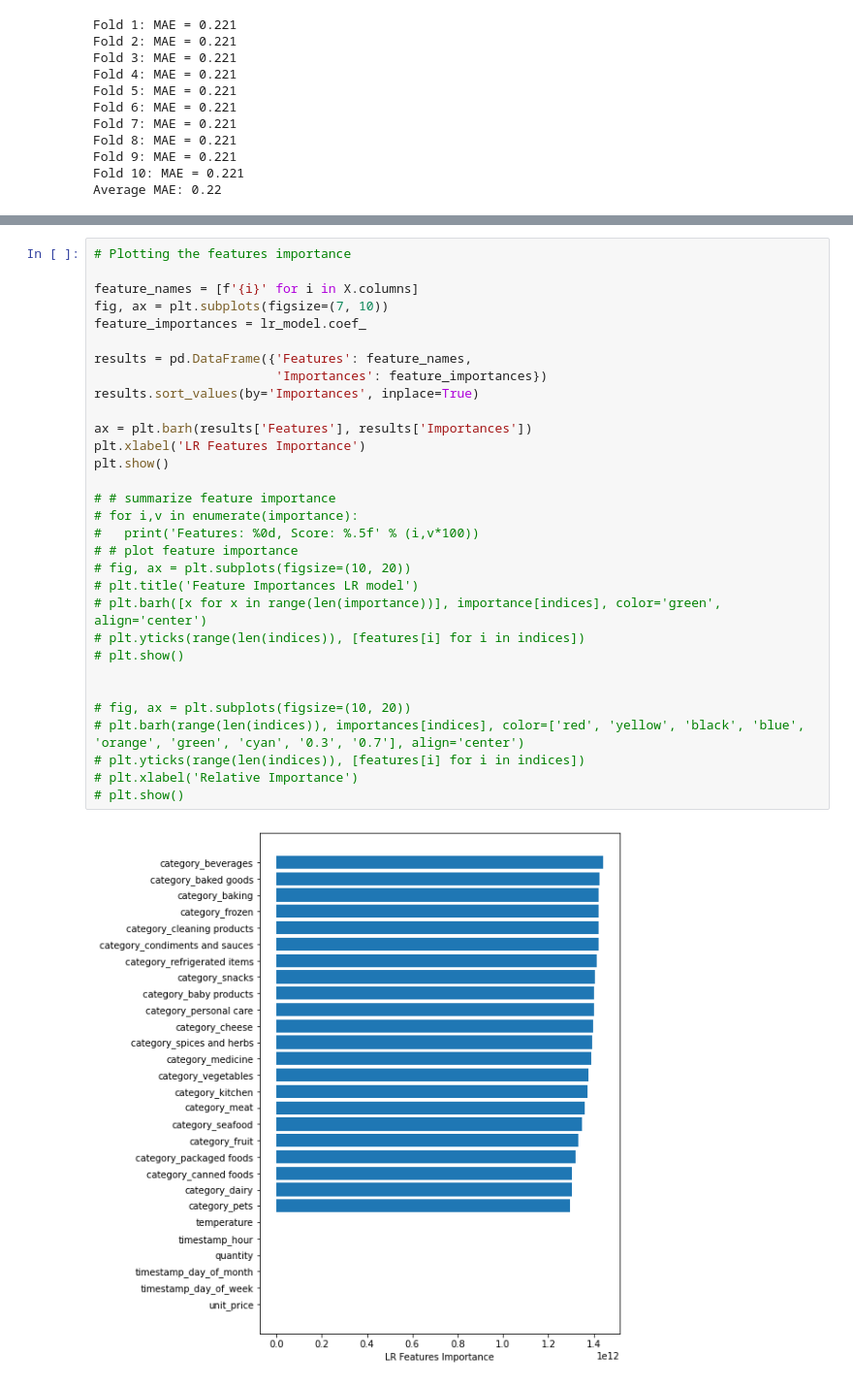
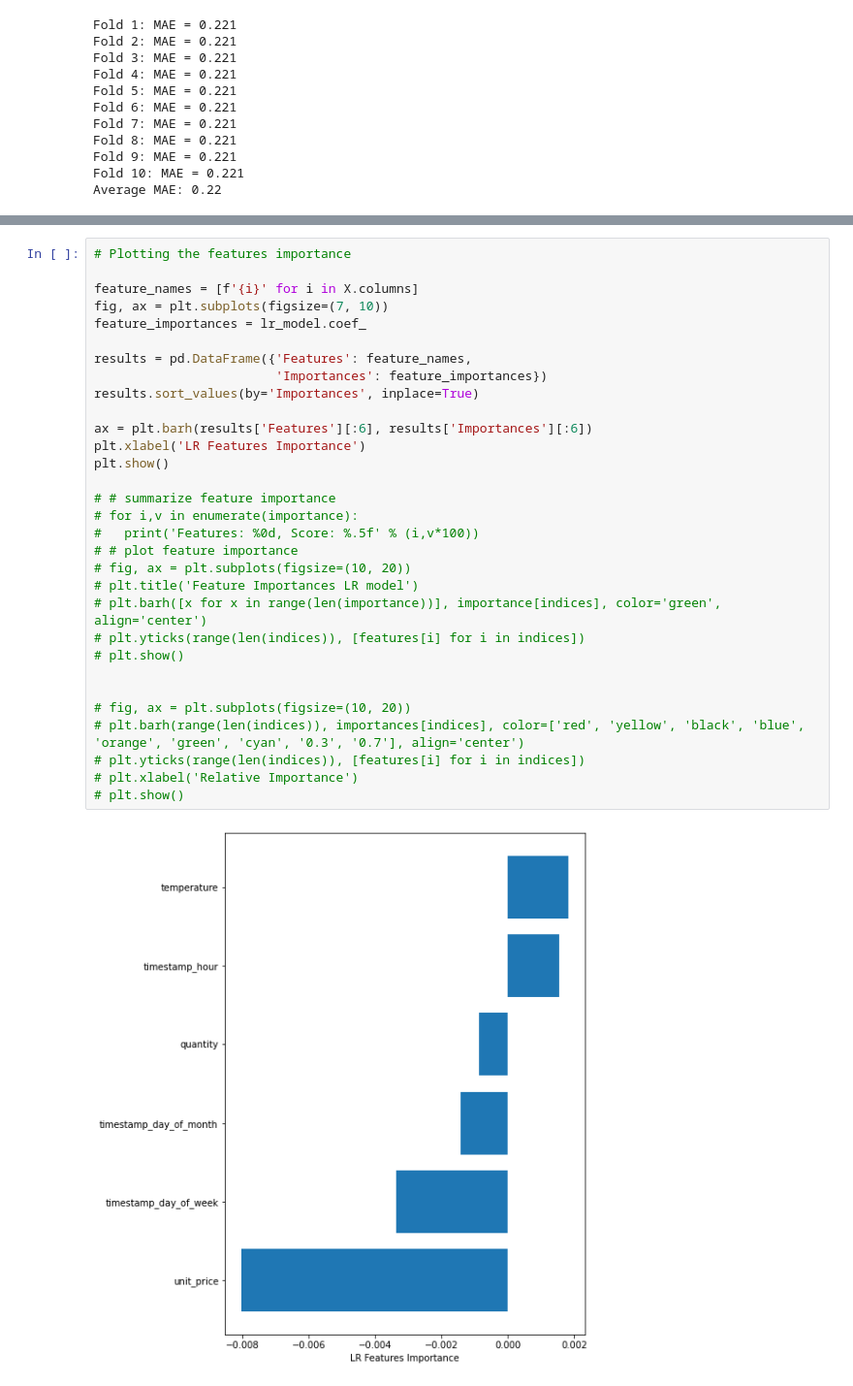
Before and after one commit to Severina7/cognizant_ai, a Jupyter notebook: modeling_2.ipynb, the cells around one changed output, grey strips where cells are left out. Shown at 97% size. Drawn from its saved outputs; the diff is of its cells as text.

```diff
--- a/modeling_2.ipynb
+++ b/modeling_2.ipynb
@@ -686,32 +686,32 @@ Name: Features, dtype: object
 # Plotting the features importance
 
 feature_names = [f'{i}' for i in X.columns]
 fig, ax = plt.subplots(figsize=(7, 10))
 feature_importances = lr_model.coef_
 
 results = pd.DataFrame({'Features': feature_names,
                         'Importances': feature_importances})
 results.sort_values(by='Importances', inplace=True)
 
-ax = plt.barh(results['Features'], results['Importances'])
+ax = plt.barh(results['Features'][:6], results['Importances'][:6])
 plt.xlabel('LR Features Importance')
 plt.show()
 
 # # summarize feature importance
 # for i,v in enumerate(importance):
 # 	print('Features: %0d, Score: %.5f' % (i,v*100))
 # # plot feature importance
 # fig, ax = plt.subplots(figsize=(10, 20))
 # plt.title('Feature Importances LR model')
 # plt.barh([x for x in range(len(importance))], importance[indices], color='green', align='center')
 # plt.yticks(range(len(indices)), [features[i] for i in indices])
 # plt.show()
 
 
 # fig, ax = plt.subplots(figsize=(10, 20))
 # plt.barh(range(len(indices)), importances[indices], color=['red', 'yellow', 'black', 'blue', 'orange', 'green', 'cyan', '0.3', '0.7'], align='center')
 # plt.yticks(range(len(indices)), [features[i] for i in indices])
 # plt.xlabel('Relative Importance')
 # plt.show()
 # %% [output]
-[figure, old version]
+[figure, new version]
```
Also changed, not shown: parts of 1 cell of this notebook.
